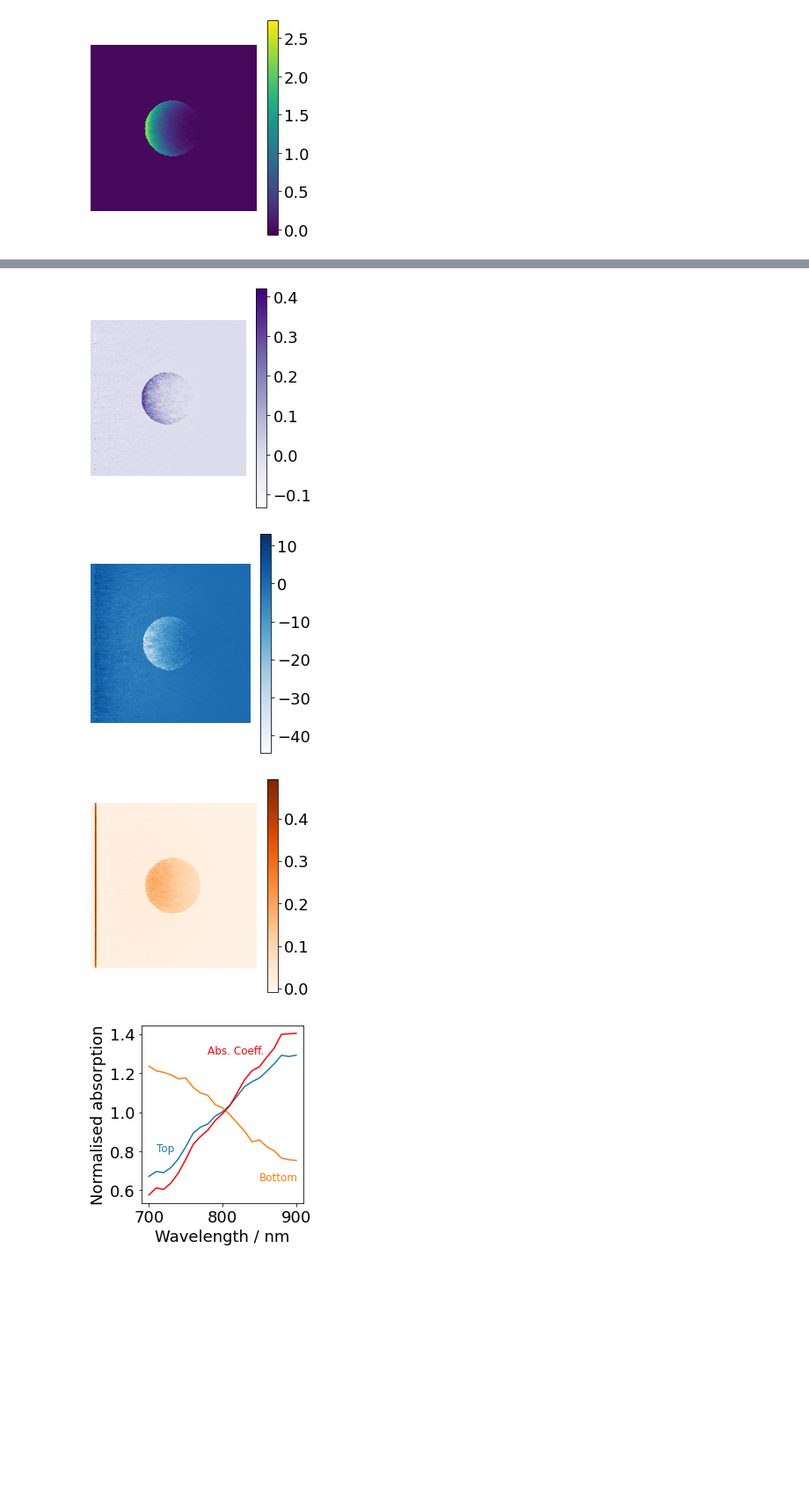
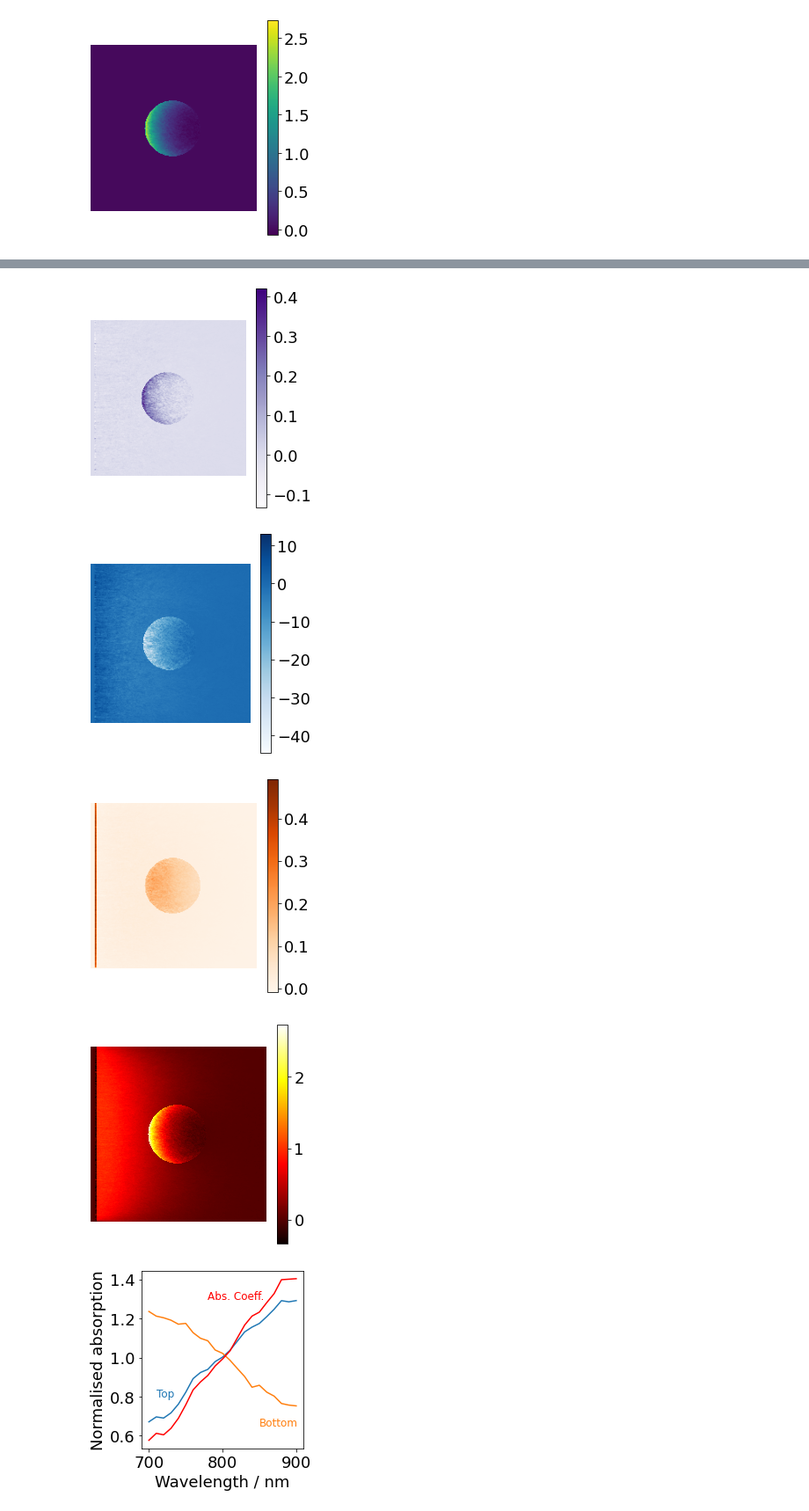
Before and after one commit to tomelse/SkinPhantomSimulations, a Jupyter notebook: Exp3/Vessel Depth Analysis.ipynb, the cells around one changed output, grey strips where cells are left out. Shown: that part at 88% size. Saved outputs shown, nothing was run; the diff lists cells and outputs as text; code cells hidden in the pictures; blank space fills up the shorter version.

```diff
--- a/Exp3/Vessel Depth Analysis.ipynb
+++ b/Exp3/Vessel Depth Analysis.ipynb
@@ -196,33 +196,41 @@ plt.axis("off")
 plt.tight_layout()
 plt.savefig("../FiguresOutput/depth_hbo2_map.png")
 plt.show()
 # Hb
 plt.imshow(unmixed[n][:, :, 0], cmap="Purples")
 plt.colorbar()
 plt.axis("off")
 plt.tight_layout()
 plt.savefig("../FiguresOutput/depth_hb_map.png")
 plt.show()
 # Water
 plt.imshow(unmixed[n][:, :, 2], cmap="Blues")
 plt.colorbar()
 plt.axis("off")
 plt.tight_layout()
 plt.savefig("../FiguresOutput/depth_h2o_map.png")
 plt.show()
 # Melanin
 plt.imshow(unmixed[n][:, :, 3], cmap="Oranges")
 plt.colorbar()
 plt.axis("off")
 plt.tight_layout()
 plt.savefig("../FiguresOutput/depth_mel_png")
 plt.show()
+# THb
+plt.imshow(THb[n], cmap="hot")
+plt.colorbar()
+plt.axis("off")
+plt.tight_layout()
+plt.savefig("../FiguresOutput/depth_THb_png")
+plt.show()
 # %% [output]
 [figure]
 [figure]
 [figure]
 [figure]
 [figure]
+[figure, added]
 # %%
 z_slices = [24, 89]
 labels = ["Top of vessel"] + ["Bottom of vessel"] * (len(z_slices)-1)
```
Also changed, not shown: parts of 1 cell of this notebook, 2 other files.
